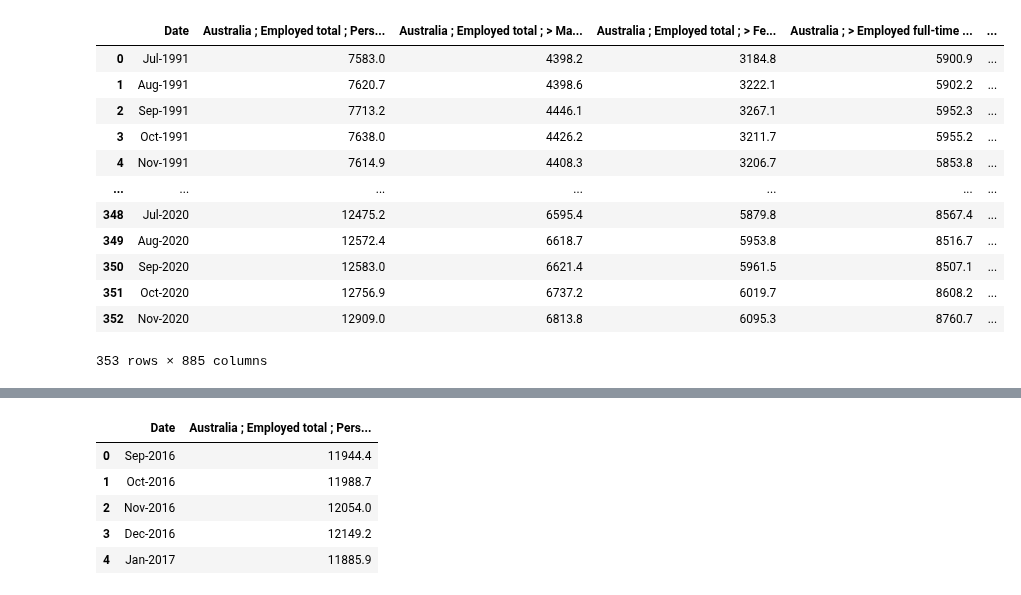
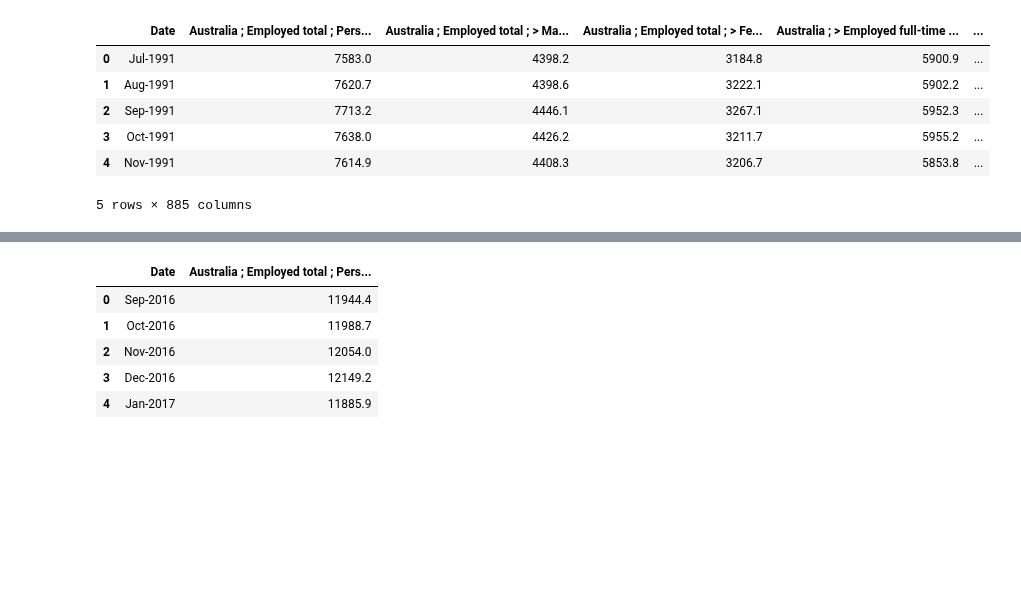
Before and after one commit to tomjp90/Project-1, a Jupyter notebook: Emily Part 3.ipynb, the cells around one changed output, grey strips where cells are left out. Saved outputs shown, nothing was run; the diff lists cells and outputs as text; code cells hidden in the pictures; blank space fills up the shorter version.

```diff
--- a/Emily Part 3.ipynb
+++ b/Emily Part 3.ipynb
@@ -32,20 +21,15 @@ arrivals_df
 # %%
+#Defining unemployment data
 unemployment_df=pd.read_csv (r'output_data\clean_data\unemployment_clean.csv')
-df.reset_index(inplace = True, drop = True)
-unemployment_df
+unemployment_df.reset_index(inplace = True, drop = True)
+unemployment_df.head ()
 # %% [output]
 |  | Date | Australia ; Employed total ; Pers... | Australia ; Employed total ; > Ma... | Australia ; Employed total ; > Fe... | Australia ; > Employed full-time ... | ... |
 | 0 | Jul-1991 | 7583.0 | 4398.2 | 3184.8 | 5900.9 | ... |
 | 1 | Aug-1991 | 7620.7 | 4398.6 | 3222.1 | 5902.2 | ... |
 | 2 | Sep-1991 | 7713.2 | 4446.1 | 3267.1 | 5952.3 | ... |
 | 3 | Oct-1991 | 7638.0 | 4426.2 | 3211.7 | 5955.2 | ... |
 | 4 | Nov-1991 | 7614.9 | 4408.3 | 3206.7 | 5853.8 | ... |
-| ... | ... | ... | ... | ... | ... | ... |
-| 348 | Jul-2020 | 12475.2 | 6595.4 | 5879.8 | 8567.4 | ... |
-| 349 | Aug-2020 | 12572.4 | 6618.7 | 5953.8 | 8516.7 | ... |
-| 350 | Sep-2020 | 12583.0 | 6621.4 | 5961.5 | 8507.1 | ... |
-| 351 | Oct-2020 | 12756.9 | 6737.2 | 6019.7 | 8608.2 | ... |
-| 352 | Nov-2020 | 12909.0 | 6813.8 | 6095.3 | 8760.7 | ... |
-353 rows × 885 columns
+5 rows × 885 columns
 # %%
 #drop all NaN's
```
Also changed, not shown: parts of 18 cells of this notebook, 5 other files.
